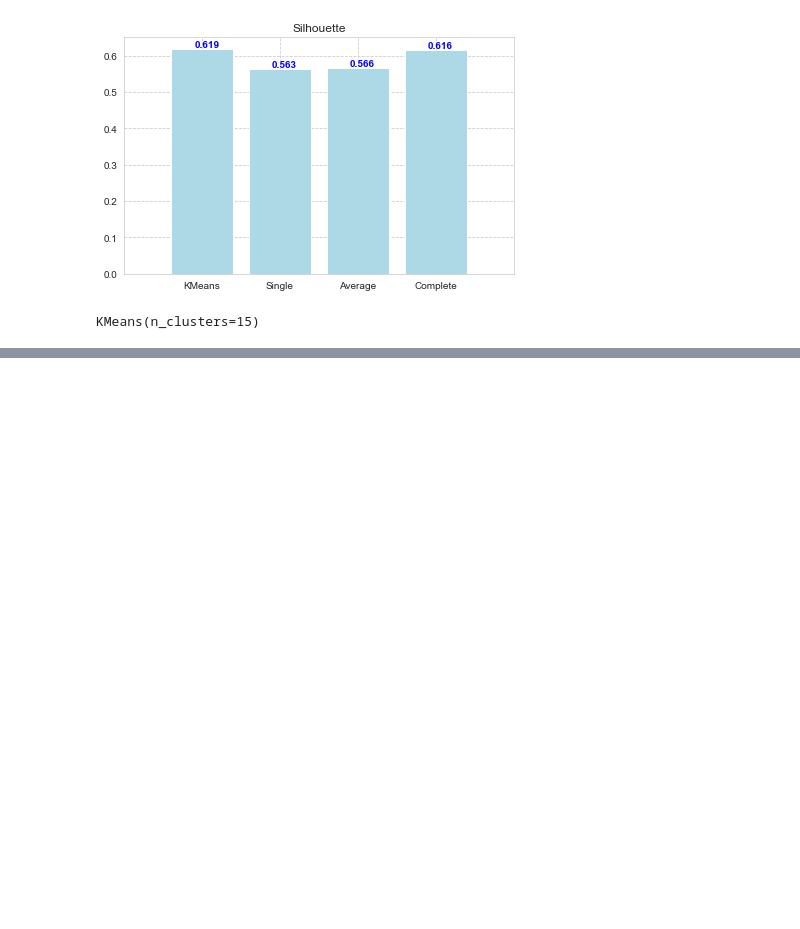
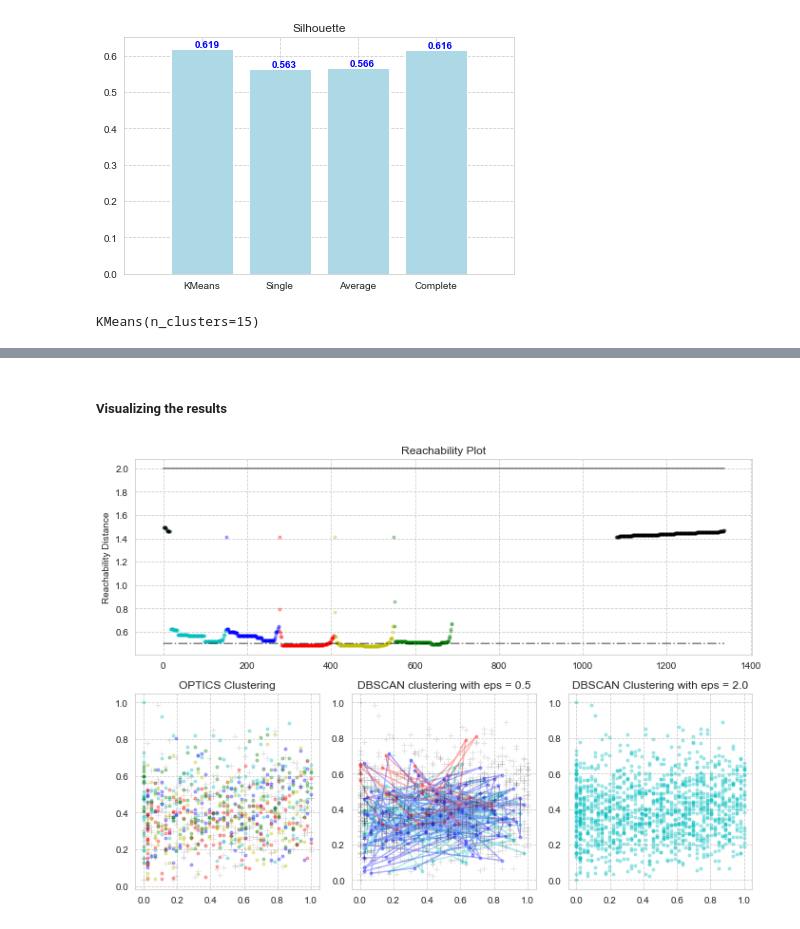
Before and after one commit to Sun-Chirawat/Senior-Project-CS, a Jupyter notebook: Clustering Modelling.ipynb, the cells around one changed output, grey strips where cells are left out. Drawn from its saved outputs; the diff is of its cells as text; code cells hidden in the pictures; blank space fills up the shorter version.

Commit message:
Apply OPTICS Clustering

```diff
--- a/Clustering Modelling.ipynb
+++ b/Clustering Modelling.ipynb
@@ -542,0 +547,9 @@ KMeans(n_clusters=15)
+# %%
+from sklearn.cluster import OPTICS, cluster_optics_dbscan
+from matplotlib import gridspec
+
+# Building the OPTICS Clustering model
+optics_model = OPTICS(min_samples = 100, xi = 0.05, min_cluster_size = 0.05)
+
+# Training the model
+optics_model.fit(X)
@@ -542,0 +585,61 @@ KMeans(n_clusters=15)
+# %% [markdown]
+##### Visualizing the results
+# %%
+# Defining the framework of the visualization
+plt.figure(figsize =(10, 7))
+G = gridspec.GridSpec(2, 3)
+ax1 = plt.subplot(G[0, :])
+ax2 = plt.subplot(G[1, 0])
+ax3 = plt.subplot(G[1, 1])
+ax4 = plt.subplot(G[1, 2])
+
+# Plotting the Reachability-Distance Plot
+colors = ['c.', 'b.', 'r.', 'y.', 'g.']
+for Class, colour in zip(range(0, 5), colors):
+    Xk = space[labels == Class]
+    Rk = reachability[labels == Class]
+    ax1.plot(Xk, Rk, colour, alpha = 0.3)
+ax1.plot(space[labels == -1], reachability[labels == -1], 'k.', alpha = 0.3)
+ax1.plot(space, np.full_like(space, 2., dtype = float), 'k-', alpha = 0.5)
+ax1.plot(space, np.full_like(space, 0.5, dtype = float), 'k-.', alpha = 0.5)
+ax1.set_ylabel('Reachability Distance')
+ax1.set_title('Reachability Plot')
+
+# Plotting the OPTICS Clustering
+colors = ['c.', 'b.', 'r.', 'y.', 'g.']
+for Class, colour in zip(range(0, 5), colors):
+    Xk = X[optics_model.labels_ == Class]
+    ax2.plot(Xk.iloc[:, 0], Xk.iloc[:, 1], colour, alpha = 0.3)
+
+ax2.plot(X.iloc[optics_model.labels_ == -1, 0],
+        X.iloc[optics_model.labels_ == -1, 1],
+       'k+', alpha = 0.1)
+ax2.set_title('OPTICS Clustering')
+
+# Plotting the DBSCAN Clustering with eps = 0.5
+colors = ['c', 'b', 'r', 'y', 'g', 'greenyellow']
+for Class, colour in zip(range(0, 6), colors):
+    Xk = X[labels1 == Class]
+    ax3.plot(Xk.iloc[:, 0], Xk.iloc[:, 1], colour, alpha = 0.3, marker ='.')
+
+ax3.plot(X.iloc[labels1 == -1, 0],
+        X.iloc[labels1 == -1, 1],
+       'k+', alpha = 0.1)
+ax3.set_title('DBSCAN clustering with eps = 0.5')
+
+# Plotting the DBSCAN Clustering with eps = 2.0
+colors = ['c.', 'y.', 'm.', 'g.']
+for Class, colour in zip(range(0, 4), colors):
+    Xk = X.iloc[labels2 == Class]
+    ax4.plot(Xk.iloc[:, 0], Xk.iloc[:, 1], colour, alpha = 0.3)
+
+ax4.plot(X.iloc[labels2 == -1, 0],
+        X.iloc[labels2 == -1, 1],
+       'k+', alpha = 0.1)
+ax4.set_title('DBSCAN Clustering with eps = 2.0')
+
+
+plt.tight_layout()
+plt.show()
+# %% [output]
+[figure, added]
```
Also changed, not shown: parts of 11 cells of this notebook.
